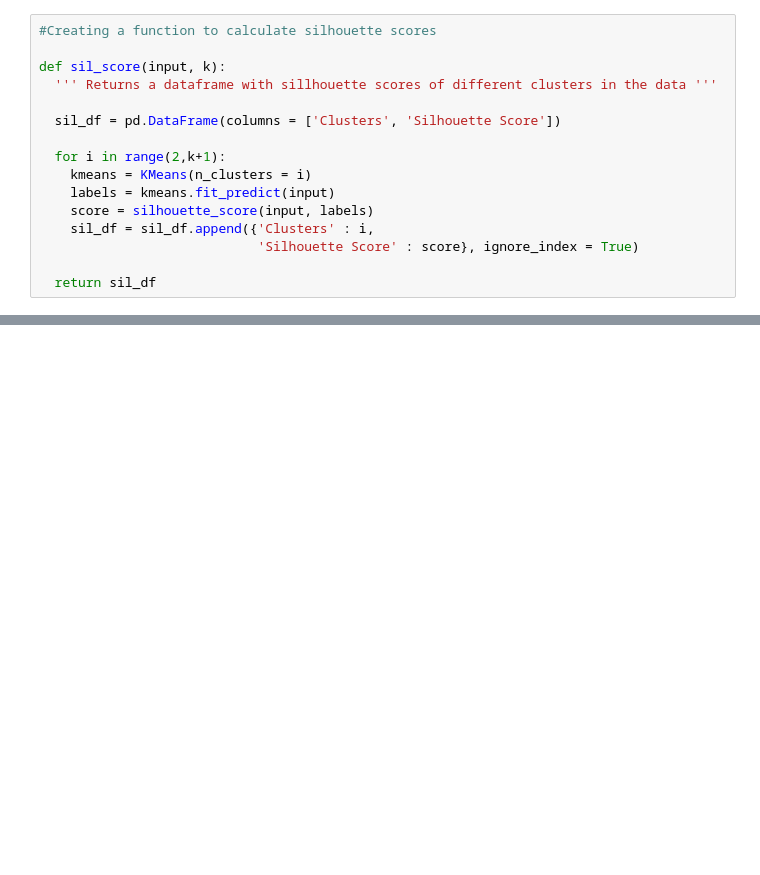
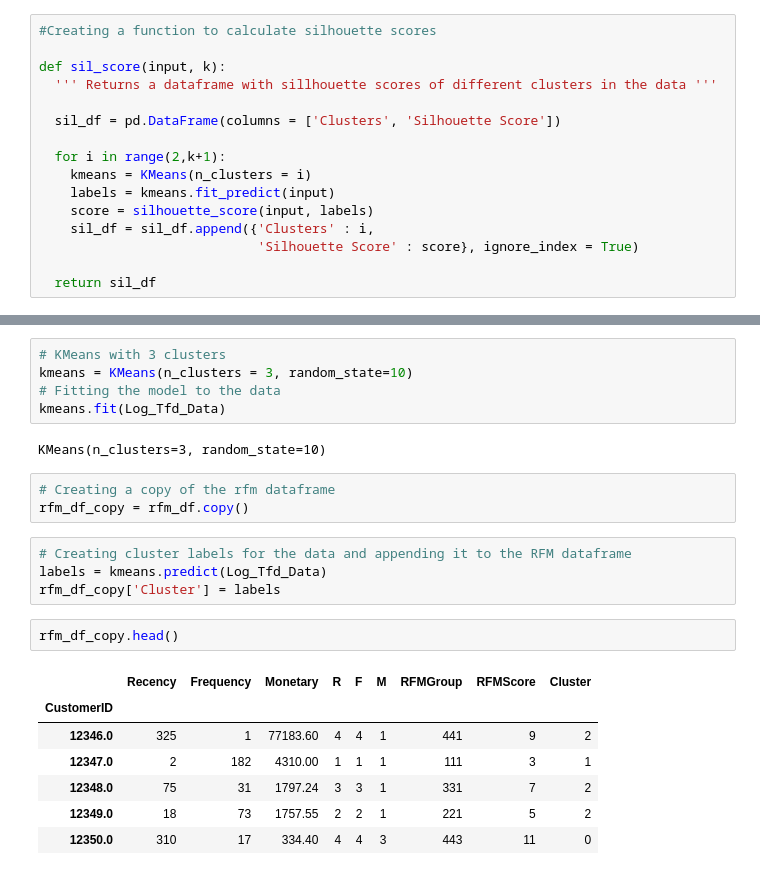
Before and after one commit to Rahman88talha/Capstone-Customer_Segmentation_Clustering, a Jupyter notebook: Capstone_Customer_Segmentation_Clustering.ipynb, the cells around one changed output, grey strips where cells are left out. Saved outputs shown, nothing was run; the diff lists cells and outputs as text; blank space fills up the shorter version.

```diff
--- a/Capstone_Customer_Segmentation_Clustering.ipynb
+++ b/Capstone_Customer_Segmentation_Clustering.ipynb
@@ -711,0 +757,24 @@ def sil_score(input, k):
+# %%
+# KMeans with 3 clusters
+kmeans = KMeans(n_clusters = 3, random_state=10)
+# Fitting the model to the data
+kmeans.fit(Log_Tfd_Data)
+# %% [output]
+KMeans(n_clusters=3, random_state=10)
+# %%
+# Creating a copy of the rfm dataframe
+rfm_df_copy = rfm_df.copy()
+# %%
+# Creating cluster labels for the data and appending it to the RFM dataframe
+labels = kmeans.predict(Log_Tfd_Data)
+rfm_df_copy['Cluster'] = labels
+# %%
+rfm_df_copy.head()
+# %% [output]
+|  | Recency | Frequency | Monetary | R | F | M | RFMGroup | RFMScore | Cluster |
+| CustomerID |  |  |  |  |  |  |  |  |  |
+| 12346.0 | 325 | 1 | 77183.60 | 4 | 4 | 1 | 441 | 9 | 2 |
+| 12347.0 | 2 | 182 | 4310.00 | 1 | 1 | 1 | 111 | 3 | 1 |
+| 12348.0 | 75 | 31 | 1797.24 | 3 | 3 | 1 | 331 | 7 | 2 |
+| 12349.0 | 18 | 73 | 1757.55 | 2 | 2 | 1 | 221 | 5 | 2 |
+| 12350.0 | 310 | 17 | 334.40 | 4 | 4 | 3 | 443 | 11 | 0 |
```
Also changed, not shown: parts of 8 cells of this notebook.
